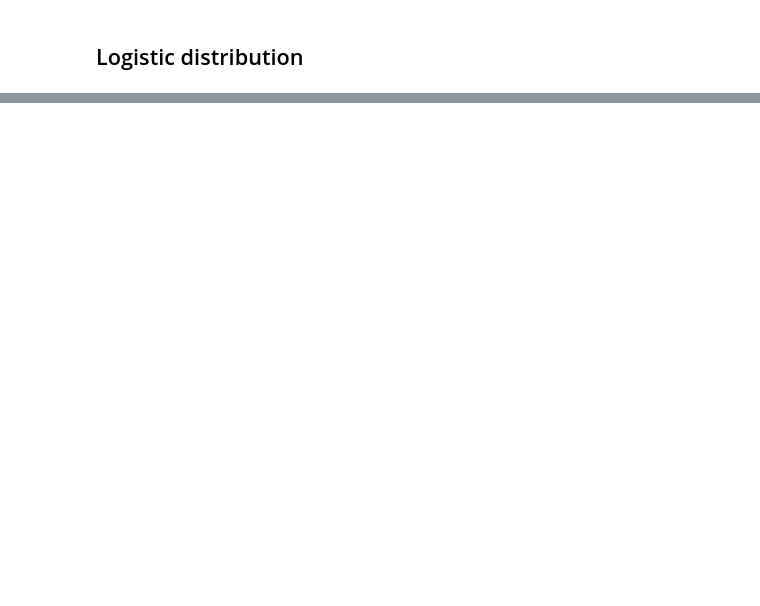
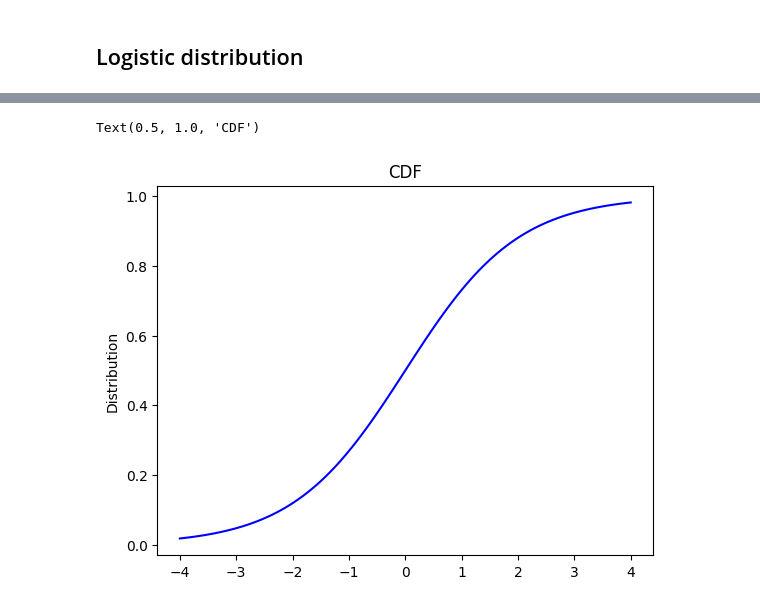
Before and after one commit to gegeorge25/DS5030_public_repo_grace_george, a Jupyter notebook: assignment_6.ipynb, the cells around one changed output, grey strips where cells are left out. Cells and saved outputs as stored; diff of their text form; code cells hidden in the pictures; blank space fills up the shorter version.

```diff
--- a/assignment_6.ipynb
+++ b/assignment_6.ipynb
@@ -316,0 +345,6 @@ where $0 \le p_i \le 1$ and $ \sum_{k=1}^K p_k = 1$.
+# %%
+grid = np.linspace(-4,4,100)
+c=1
+
+F_x=1/(1+np.exp(-grid/c))
+# F_x
@@ -316,0 +354,7 @@ where $0 \le p_i \le 1$ and $ \sum_{k=1}^K p_k = 1$.
+# %%
+sns.lineplot(x=grid,y=F_x,color='blue')
+plt.ylabel('Distribution')
+plt.title('CDF')
+# %% [output]
+Text(0.5, 1.0, 'CDF')
+[figure, added]
```
Also changed, not shown: parts of 50 cells of this notebook.
